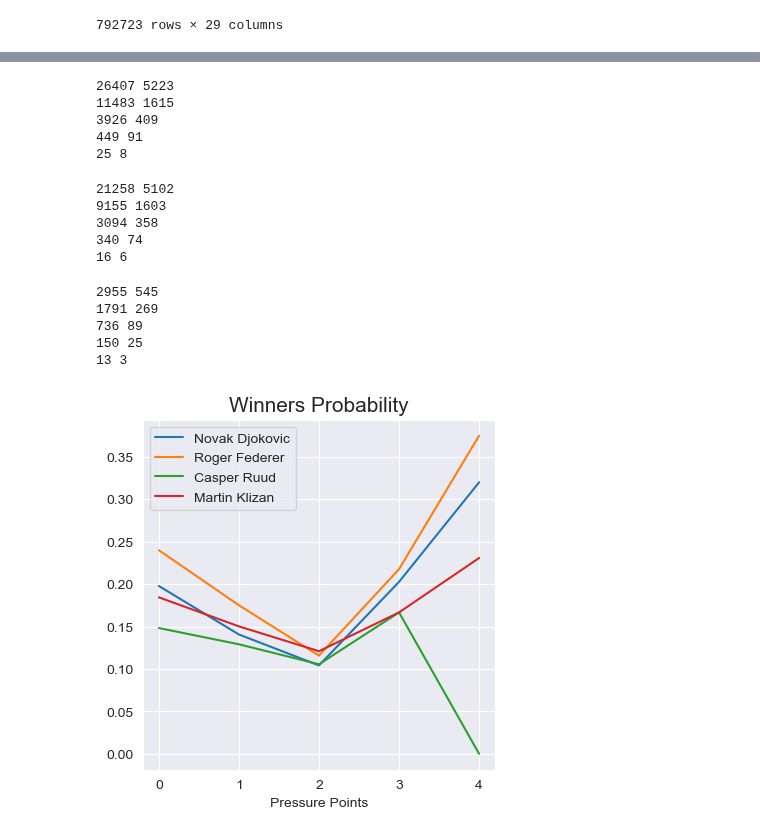
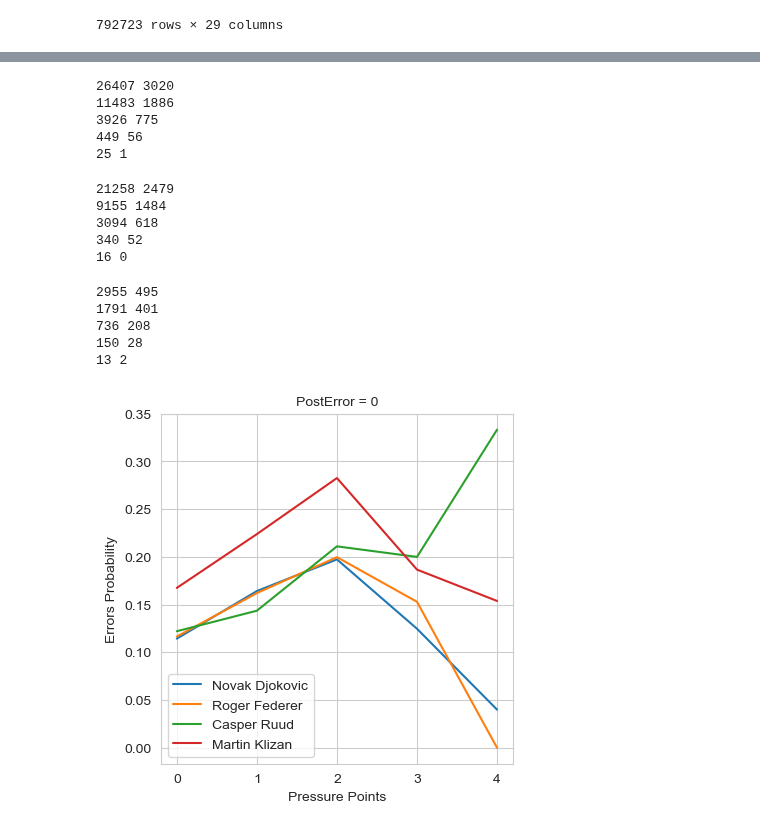
Before and after one commit to hoanganhminh01/CSE-481DS-Tennis-Analysis, a Jupyter notebook: src/playerstat.ipynb, the cells around one changed output, grey strips where cells are left out. Saved outputs shown, nothing was run; the diff lists cells and outputs as text; code cells hidden in the pictures.

Commit message:
fix some plots

```diff
--- a/src/playerstat.ipynb
+++ b/src/playerstat.ipynb
@@ -242,97 +235,99 @@ print(len(table9), len(table10))
 # %%
 plot1 = points_new.loc[((points_new['P1Pressure'] == 0.0) & (points_new['player1_new'] == 'N Djokovic')) | ((points_new['P2Pressure'] == 0.0) & (points_new['player2_new'] == 'N Djokovic'))]
-plot2 = points_new.loc[((points_new['P1Pressure'] == 0.0) & (points_new['P1Winner'] == 1.0) & (points_new['player1_new'] == 'N Djokovic')) | ((points_new['P2Pressure'] == 0.0) & (points_new['P2Winner'] == 1.0)  & (points_new['player2_new'] == 'N Djokovic'))]
+plot2 = points_new.loc[((points_new['P1Pressure'] == 0.0) & (points_new['P1Errors'] == 1.0) & (points_new['player1_new'] == 'N Djokovic')) | ((points_new['P2Pressure'] == 0.0) & (points_new['P2Errors'] == 1.0)  & (points_new['player2_new'] == 'N Djokovic'))]
 print(len(plot1), len(plot2))
 
 plot3 = points_new.loc[((points_new['P1Pressure'] == 1.0) & (points_new['player1_new'] == 'N Djokovic')) | ((points_new['P2Pressure'] == 1.0) & (points_new['player2_new'] == 'N Djokovic'))]
-plot4 = points_new.loc[((points_new['P1Pressure'] == 1.0) & (points_new['P1Winner'] == 1.0) & (points_new['player1_new'] == 'N Djokovic')) | ((points_new['P2Pressure'] == 1.0) & (points_new['P2Winner'] == 1.0)  & (points_new['player2_new'] == 'N Djokovic'))]
+plot4 = points_new.loc[((points_new['P1Pressure'] == 1.0) & (points_new['P1Errors'] == 1.0) & (points_new['player1_new'] == 'N Djokovic')) | ((points_new['P2Pressure'] == 1.0) & (points_new['P2Errors'] == 1.0)  & (points_new['player2_new'] == 'N Djokovic'))]
 print(len(plot3), len(plot4))
 
 plot5 = points_new.loc[((points_new['P1Pressure'] == 2.0) & (points_new['player1_new'] == 'N Djokovic')) | ((points_new['P2Pressure'] == 2.0) & (points_new['player2_new'] == 'N Djokovic'))]
-plot6 = points_new.loc[((points_new['P1Pressure'] == 2.0) & (points_new['P1Winner'] == 1.0) & (points_new['player1_new'] == 'N Djokovic')) | ((points_new['P2Pressure'] == 2.0) & (points_new['P2Winner'] == 1.0)  & (points_new['player2_new'] == 'N Djokovic'))]
+plot6 = points_new.loc[((points_new['P1Pressure'] == 2.0) & (points_new['P1Errors'] == 1.0) & (points_new['player1_new'] == 'N Djokovic')) | ((points_new['P2Pressure'] == 2.0) & (points_new['P2Errors'] == 1.0)  & (points_new['player2_new'] == 'N Djokovic'))]
 print(len(plot5), len(plot6))
 
 plot7 = points_new.loc[((points_new['P1Pressure'] == 3.0) & (points_new['player1_new'] == 'N Djokovic')) | ((points_new['P2Pressure'] == 3.0) & (points_new['player2_new'] == 'N Djokovic'))]
-plot8 = points_new.loc[((points_new['P1Pressure'] == 3.0) & (points_new['P1Winner'] == 1.0) & (points_new['player1_new'] == 'N Djokovic')) | ((points_new['P2Pressure'] == 3.0) & (points_new['P2Winner'] == 1.0)  & (points_new['player2_new'] == 'N Djokovic'))]
+plot8 = points_new.loc[((points_new['P1Pressure'] == 3.0) & (points_new['P1Errors'] == 1.0) & (points_new['player1_new'] == 'N Djokovic')) | ((points_new['P2Pressure'] == 3.0) & (points_new['P2Errors'] == 1.0)  & (points_new['player2_new'] == 'N Djokovic'))]
 print(len(plot7), len(plot8))
 
 plot9 = points_new.loc[((points_new['P1Pressure'] == 4.0) & (points_new['player1_new'] == 'N Djokovic')) | ((points_new['P2Pressure'] == 4.0) & (points_new['player2_new'] == 'N Djokovic'))]
-plot10 = points_new.loc[((points_new['P1Pressure'] == 4.0) & (points_new['P1Winner'] == 1.0) & (points_new['player1_new'] == 'N Djokovic')) | ((points_new['P2Pressure'] == 4.0) & (points_new['P2Winner'] == 1.0)  & (points_new['player2_new'] == 'N Djokovic'))]
+plot10 = points_new.loc[((points_new['P1Pressure'] == 4.0) & (points_new['P1Errors'] == 1.0) & (points_new['player1_new'] == 'N Djokovic')) | ((points_new['P2Pressure'] == 4.0) & (points_new['P2Errors'] == 1.0)  & (points_new['player2_new'] == 'N Djokovic'))]
 print(len(plot9), len(plot10))
 # %% [output]
-26407 5223
-11483 1615
-3926 409
-449 91
-25 8
+26407 3020
+11483 1886
+3926 775
+449 56
+25 1
 # %%
 more1 = points_new.loc[((points_new['P1Pressure'] == 0.0) & (points_new['player1_new'] == 'R Federer')) | ((points_new['P2Pressure'] == 0.0) & (points_new['player2_new'] == 'R Federer'))]
-more2 = points_new.loc[((points_new['P1Pressure'] == 0.0) & (points_new['P1Winner'] == 1.0) & (points_new['player1_new'] == 'R Federer')) | ((points_new['P2Pressure'] == 0.0) & (points_new['P2Winner'] == 1.0)  & (points_new['player2_new'] == 'R Federer'))]
+more2 = points_new.loc[((points_new['P1Pressure'] == 0.0) & (points_new['P1Errors'] == 1.0) & (points_new['player1_new'] == 'R Federer')) | ((points_new['P2Pressure'] == 0.0) & (points_new['P2Errors'] == 1.0)  & (points_new['player2_new'] == 'R Federer'))]
 print(len(more1), len(more2))
 
 more3 = points_new.loc[((points_new['P1Pressure'] == 1.0) & (points_new['player1_new'] == 'R Federer')) | ((points_new['P2Pressure'] == 1.0) & (points_new['player2_new'] == 'R Federer'))]
-more4 = points_new.loc[((points_new['P1Pressure'] == 1.0) & (points_new['P1Winner'] == 1.0) & (points_new['player1_new'] == 'R Federer')) | ((points_new['P2Pressure'] == 1.0) & (points_new['P2Winner'] == 1.0)  & (points_new['player2_new'] == 'R Federer'))]
+more4 = points_new.loc[((points_new['P1Pressure'] == 1.0) & (points_new['P1Errors'] == 1.0) & (points_new['player1_new'] == 'R Federer')) | ((points_new['P2Pressure'] == 1.0) & (points_new['P2Errors'] == 1.0)  & (points_new['player2_new'] == 'R Federer'))]
 print(len(more3), len(more4))
 
 more5 = points_new.loc[((points_new['P1Pressure'] == 2.0) & (points_new['player1_new'] == 'R Federer')) | ((points_new['P2Pressure'] == 2.0) & (points_new['player2_new'] == 'R Federer'))]
-more6 = points_new.loc[((points_new['P1Pressure'] == 2.0) & (points_new['P1Winner'] == 1.0) & (points_new['player1_new'] == 'R Federer')) | ((points_new['P2Pressure'] == 2.0) & (points_new['P2Winner'] == 1.0)  & (points_new['player2_new'] == 'R Federer'))]
+more6 = points_new.loc[((points_new['P1Pressure'] == 2.0) & (points_new['P1Errors'] == 1.0) & (points_new['player1_new'] == 'R Federer')) | ((points_new['P2Pressure'] == 2.0) & (points_new['P2Errors'] == 1.0)  & (points_new['player2_new'] == 'R Federer'))]
 print(len(more5), len(more6))
 
 more7 = points_new.loc[((points_new['P1Pressure'] == 3.0) & (points_new['player1_new'] == 'R Federer')) | ((points_new['P2Pressure'] == 3.0) & (points_new['player2_new'] == 'R Federer'))]
-more8 = points_new.loc[((points_new['P1Pressure'] == 3.0) & (points_new['P1Winner'] == 1.0) & (points_new['player1_new'] == 'R Federer')) | ((points_new['P2Pressure'] == 3.0) & (points_new['P2Winner'] == 1.0)  & (points_new['player2_new'] == 'R Federer'))]
+more8 = points_new.loc[((points_new['P1Pressure'] == 3.0) & (points_new['P1Errors'] == 1.0) & (points_new['player1_new'] == 'R Federer')) | ((points_new['P2Pressure'] == 3.0) & (points_new['P2Errors'] == 1.0)  & (points_new['player2_new'] == 'R Federer'))]
 print(len(more7), len(more8))
 
 more9 = points_new.loc[((points_new['P1Pressure'] == 4.0) & (points_new['player1_new'] == 'R Federer')) | ((points_new['P2Pressure'] == 4.0) & (points_new['player2_new'] == 'R Federer'))]
-more10 = points_new.loc[((points_new['P1Pressure'] == 4.0) & (points_new['P1Winner'] == 1.0) & (points_new['player1_new'] == 'R Federer')) | ((points_new['P2Pressure'] == 4.0) & (points_new['P2Winner'] == 1.0)  & (points_new['player2_new'] == 'R Federer'))]
+more10 = points_new.loc[((points_new['P1Pressure'] == 4.0) & (points_new['P1Errors'] == 1.0) & (points_new['player1_new'] == 'R Federer')) | ((points_new['P2Pressure'] == 4.0) & (points_new['P2Errors'] == 1.0)  & (points_new['player2_new'] == 'R Federer'))]
 print(len(more9), len(more10))
 # %% [output]
-21258 5102
-9155 1603
-3094 358
-340 74
-16 6
+21258 2479
+9155 1484
+3094 618
+340 52
+16 0
 # %%
 extra1 = points_new.loc[((points_new['P1Pressure'] == 0.0) & (points_new['player1_new'] == 'M Klizan')) | ((points_new['P2Pressure'] == 0.0) & (points_new['player2_new'] == 'M Klizan'))]
-extra2 = points_new.loc[((points_new['P1Pressure'] == 0.0) & (points_new['P1Winner'] == 1.0) & (points_new['player1_new'] == 'M Klizan')) | ((points_new['P2Pressure'] == 0.0) & (points_new['P2Winner'] == 1.0)  & (points_new['player2_new'] == 'M Klizan'))]
+extra2 = points_new.loc[((points_new['P1Pressure'] == 0.0) & (points_new['P1Errors'] == 1.0) & (points_new['player1_new'] == 'M Klizan')) | ((points_new['P2Pressure'] == 0.0) & (points_new['P2Errors'] == 1.0)  & (points_new['player2_new'] == 'M Klizan'))]
 print(len(extra1), len(extra2))
 
 extra3 = points_new.loc[((points_new['P1Pressure'] == 1.0) & (points_new['player1_new'] == 'M Klizan')) | ((points_new['P2Pressure'] == 1.0) & (points_new['player2_new'] == 'M Klizan'))]
-extra4 = points_new.loc[((points_new['P1Pressure'] == 1.0) & (points_new['P1Winner'] == 1.0) & (points_new['player1_new'] == 'M Klizan')) | ((points_new['P2Pressure'] == 1.0) & (points_new['P2Winner'] == 1.0)  & (points_new['player2_new'] == 'M Klizan'))]
+extra4 = points_new.loc[((points_new['P1Pressure'] == 1.0) & (points_new['P1Errors'] == 1.0) & (points_new['player1_new'] == 'M Klizan')) | ((points_new['P2Pressure'] == 1.0) & (points_new['P2Errors'] == 1.0)  & (points_new['player2_new'] == 'M Klizan'))]
 print(len(extra3), len(extra4))
 
 extra5 = points_new.loc[((points_new['P1Pressure'] == 2.0) & (points_new['player1_new'] == 'M Klizan')) | ((points_new['P2Pressure'] == 2.0) & (points_new['player2_new'] == 'M Klizan'))]
-extra6 = points_new.loc[((points_new['P1Pressure'] == 2.0) & (points_new['P1Winner'] == 1.0) & (points_new['player1_new'] == 'M Klizan')) | ((points_new['P2Pressure'] == 2.0) & (points_new['P2Winner'] == 1.0)  & (points_new['player2_new'] == 'M Klizan'))]
+extra6 = points_new.loc[((points_new['P1Pressure'] == 2.0) & (points_new['P1Errors'] == 1.0) & (points_new['player1_new'] == 'M Klizan')) | ((points_new['P2Pressure'] == 2.0) & (points_new['P2Errors'] == 1.0)  & (points_new['player2_new'] == 'M Klizan'))]
 print(len(extra5), len(extra6))
 
 extra7 = points_new.loc[((points_new['P1Pressure'] == 3.0) & (points_new['player1_new'] == 'M Klizan')) | ((points_new['P2Pressure'] == 3.0) & (points_new['player2_new'] == 'M Klizan'))]
-extra8 = points_new.loc[((points_new['P1Pressure'] == 3.0) & (points_new['P1Winner'] == 1.0) & (points_new['player1_new'] == 'M Klizan')) | ((points_new['P2Pressure'] == 3.0) & (points_new['P2Winner'] == 1.0)  & (points_new['player2_new'] == 'M Klizan'))]
+extra8 = points_new.loc[((points_new['P1Pressure'] == 3.0) & (points_new['P1Errors'] == 1.0) & (points_new['player1_new'] == 'M Klizan')) | ((points_new['P2Pressure'] == 3.0) & (points_new['P2Errors'] == 1.0)  & (points_new['player2_new'] == 'M Klizan'))]
 print(len(extra7), len(extra8))
 
 extra9 = points_new.loc[((points_new['P1Pressure'] == 4.0) & (points_new['player1_new'] == 'M Klizan')) | ((points_new['P2Pressure'] == 4.0) & (points_new['player2_new'] == 'M Klizan'))]
-extra10 = points_new.loc[((points_new['P1Pressure'] == 4.0) & (points_new['P1Winner'] == 1.0) & (points_new['player1_new'] == 'M Klizan')) | ((points_new['P2Pressure'] == 4.0) & (points_new['P2Winner'] == 1.0)  & (points_new['player2_new'] == 'M Klizan'))]
+extra10 = points_new.loc[((points_new['P1Pressure'] == 4.0) & (points_new['P1Errors'] == 1.0) & (points_new['player1_new'] == 'M Klizan')) | ((points_new['P2Pressure'] == 4.0) & (points_new['P2Errors'] == 1.0)  & (points_new['player2_new'] == 'M Klizan'))]
 print(len(extra9), len(extra10))
 # %% [output]
-2955 545
-1791 269
-736 89
-150 25
-13 3
+2955 495
+1791 401
+736 208
+150 28
+13 2
 # %%
 fig = plt.figure(figsize=(10, 10))
 ax = fig.add_subplot(2, 2, 2)
 plotstat_1 = [len(table2)/len(table1), len(table4)/len(table3), len(table6)/len(table5), len(table8)/len(table7), len(table10)/len(table9)]
 plotstat_2 = [len(plot2)/len(plot1), len(plot4)/len(plot3), len(plot6)/len(plot5), len(plot8)/len(plot7), len(plot10)/len(plot9)]
 plotstat_3 = [len(more2)/len(more1), len(more4)/len(more3), len(more6)/len(more5), len(more8)/len(more7), len(more10)/len(more9)]
 plotstat_4 = [len(extra2)/len(extra1), len(extra4)/len(extra3), len(extra6)/len(extra5), len(extra8)/len(extra7), len(extra10)/len(extra9)]
 x = np.arange(0, 5, 1)
-plt.title('Winners Probability', size=15)
 plt.xlabel("Pressure Points")
+plt.ylabel("Errors Probability")
+plt.title("PostError = 0", size=10)
+sns.set_style("whitegrid")
 ax.plot(x, plotstat_2, label='Novak Djokovic')
 ax.plot(x, plotstat_3, label='Roger Federer')
 ax.plot(x, plotstat_1, label='Casper Ruud')
 ax.plot(x, plotstat_4, label='Martin Klizan')
 plt.legend()
-plt.savefig("../plots/winners_stat.png")
+plt.savefig("../plots/errors_stat.png")
 plt.show()
 # %% [output]
-[figure, old version]
+[figure, new version]
```
Also changed, not shown: parts of 3 cells of this notebook, 3 other files.
